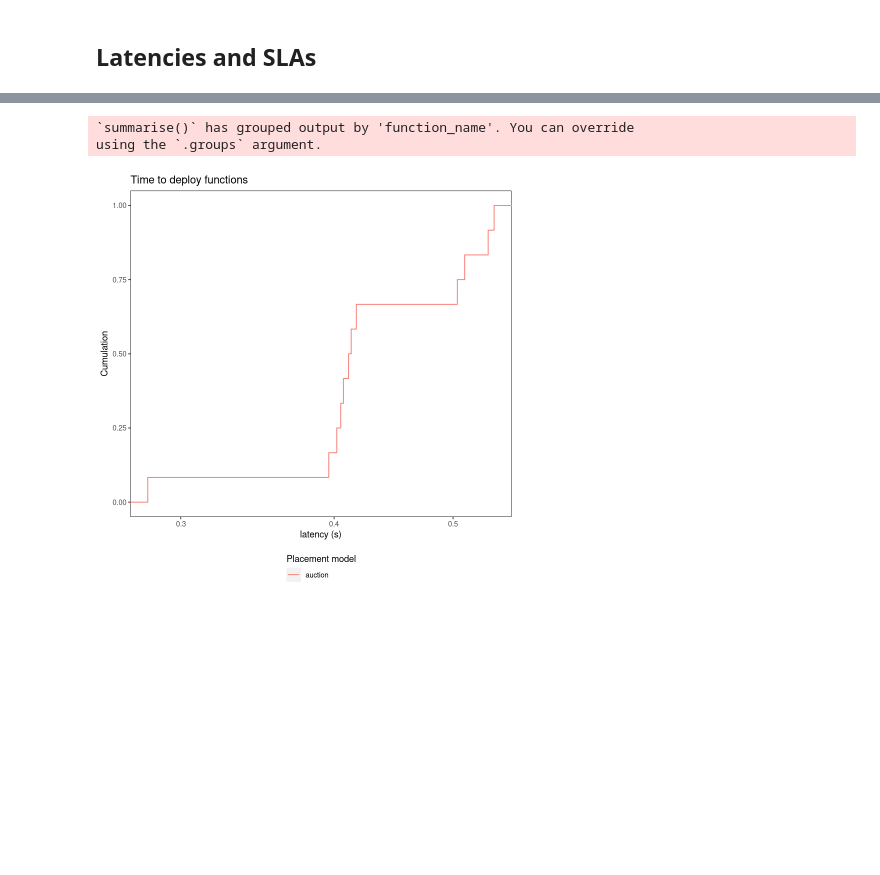
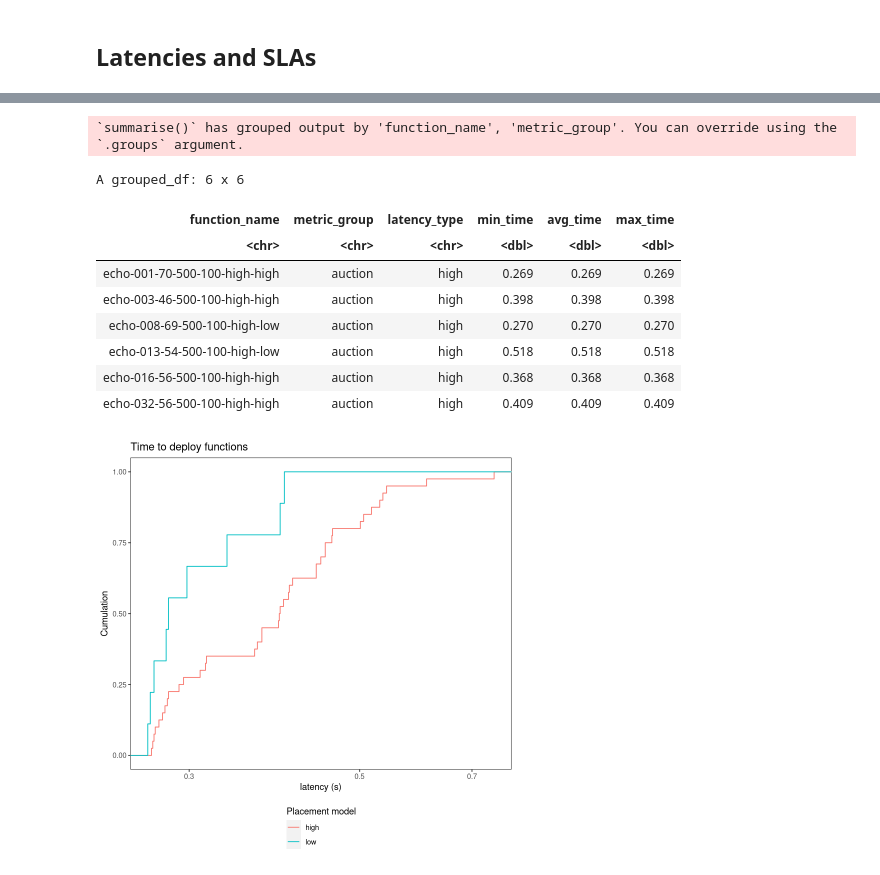
Before and after one commit to VolodiaPG/giraff, a Jupyter notebook: enos/live/experiment.ipynb, the cells around one changed output, grey strips where cells are left out. Saved outputs shown, nothing was run; the diff lists cells and outputs as text; code cells hidden in the pictures; blank space fills up the shorter version.

```diff
--- a/enos/live/experiment.ipynb
+++ b/enos/live/experiment.ipynb
@@ -28,7 +28,8 @@ Regarder si on satisfait les deadlines et si c'est scalable
 Comparer en terme de prix = pas relevant
 Définir une fonction d'utilité au niveau des enchères, par rapport au temps d'exécution
 # %%
-METRICS_PATH <- c(
+METRICS_PATH <- "metrics-arks"
+METRICS_ARKS <- c(
     # "measures/auction-rand-01",
     # "measures/auction-rand-02",
     # "measures/auction-rand-03",
@@ -65,7 +66,8 @@ METRICS_PATH <- c(
     # "measures/auction-long-2",
     # "measures/edge-first-long",
     # "measures/edge-ward-long"
-    "measures/auction-con-1"
+    #"metrics_auction_2023-03-13-10-16.tar.xz"
+    "metrics_auction_2023-03-13-14-24.tar.xz"
     ) # looks at "./*"
 
 METRICS_GROUP <- c(
@@ -196,10 +181,9 @@ plot(net, layout = layout_as_tree, edge.label = E(net)$weight)
 Load the names of the node and their correspondance in their IP on the virtual network
 # %%
 load_csv <- function(filename) {
-    files <- lapply(METRICS_PATH, \(x) paste(".", x, filename, sep= "/"))
-    all_data <- purrr::map_df(files, ~ mutate(read.csv2(.x, header = TRUE, sep = "\t"),
-                                              folder = basename(dirname(.x)),
-                                              metric_group = METRICS_GROUP[which(METRICS_PATH == paste("measures", folder, sep="/")[1])]))
+    all_data <- purrr::map_df(METRICS_ARKS, ~ mutate(read.csv2(archive_read(paste(METRICS_PATH, .x, sep="/"), file = filename), header = TRUE, sep = "\t"),
+                                              folder = tools::file_path_sans_ext(tools::file_path_sans_ext(.x)),
+                                              metric_group = METRICS_GROUP[which(METRICS_ARKS == .x)]))
     return(all_data)
 }
 # %%
@@ -1033,36 +1016,44 @@ deployment_times_raw <-
   prepare()
 # %%
 deployment_times <- deployment_times_raw %>%
-    mutate(latency = stringr::str_match(function_name, "(.+)--(.+)--([0-9]+)--([0-9]+)--([0-9]+)") %>% .[,4]) %>%
-    mutate(index = stringr::str_match(function_name, "(.+)--(.+)--([0-9]+)--([0-9]+)--([0-9]+)") %>% .[,3]) %>%
-    select(function_name, folder, metric_group, value) %>%
-    distinct() %>%
-    drop_na() %>%
-    group_by(function_name, metric_group) %>%
-    summarize(min_time = min(value), avg_time = mean(value), max_time = max(value)) %>%
-    {.}
+  select(function_name, folder, metric_group, value) %>%
+  distinct() %>%
+  drop_na() %>%
+  extract_function_name_info() %>%
+  group_by(function_name, metric_group, latency_type) %>%
+  summarize(min_time = min(value), avg_time = mean(value), max_time = max(value)) %>%
+  {.}
 
-# deployment_times
+head(deployment_times)
 
 deployment_times %>%
 ggplot(
   aes(
     x = avg_time,
     # y = value,
-    color = metric_group,
+    color = latency_type,
   )
 ) +
 stat_ecdf() +
 scale_x_continuous(trans = "log10") +
-# facet_grid(rows = vars(factor(latency, stringr::str_sort(unique(latency), numeric = TRUE)))) +
+# facet_grid(rows = latency_type) +
+# facet_grid(rows = vars(factor(latency_type, stringr::str_sort(unique(latency_type), numeric = FALSE)))) +
 labs(
   x = "latency (s)",
   y = "Cumulation",
   title = "Time to deploy functions",
   color = "Placement model")
 # scale_color_viridis(discrete = TRUE, option = "D") +
 # scale_fill_viridis(discrete = TRUE)
 # %% [output]
-`summarise()` has grouped output by 'function_name'. You can override
-using the `.groups` argument.
+`summarise()` has grouped output by 'function_name', 'metric_group'. You can override using the `.groups` argument.
+A grouped_df: 6 x 6
+| function_name | metric_group | latency_type | min_time | avg_time | max_time |
+| <chr> | <chr> | <chr> | <dbl> | <dbl> | <dbl> |
+| echo-001-70-500-100-high-high | auction | high | 0.269 | 0.269 | 0.269 |
+| echo-003-46-500-100-high-high | auction | high | 0.398 | 0.398 | 0.398 |
+| echo-008-69-500-100-high-low | auction | high | 0.270 | 0.270 | 0.270 |
+| echo-013-54-500-100-high-low | auction | high | 0.518 | 0.518 | 0.518 |
+| echo-016-56-500-100-high-high | auction | high | 0.368 | 0.368 | 0.368 |
+| echo-032-56-500-100-high-high | auction | high | 0.409 | 0.409 | 0.409 |
-[figure, old version]
+[figure, new version]
```
Also changed, not shown: parts of 20 cells of this notebook, 5 other files.
